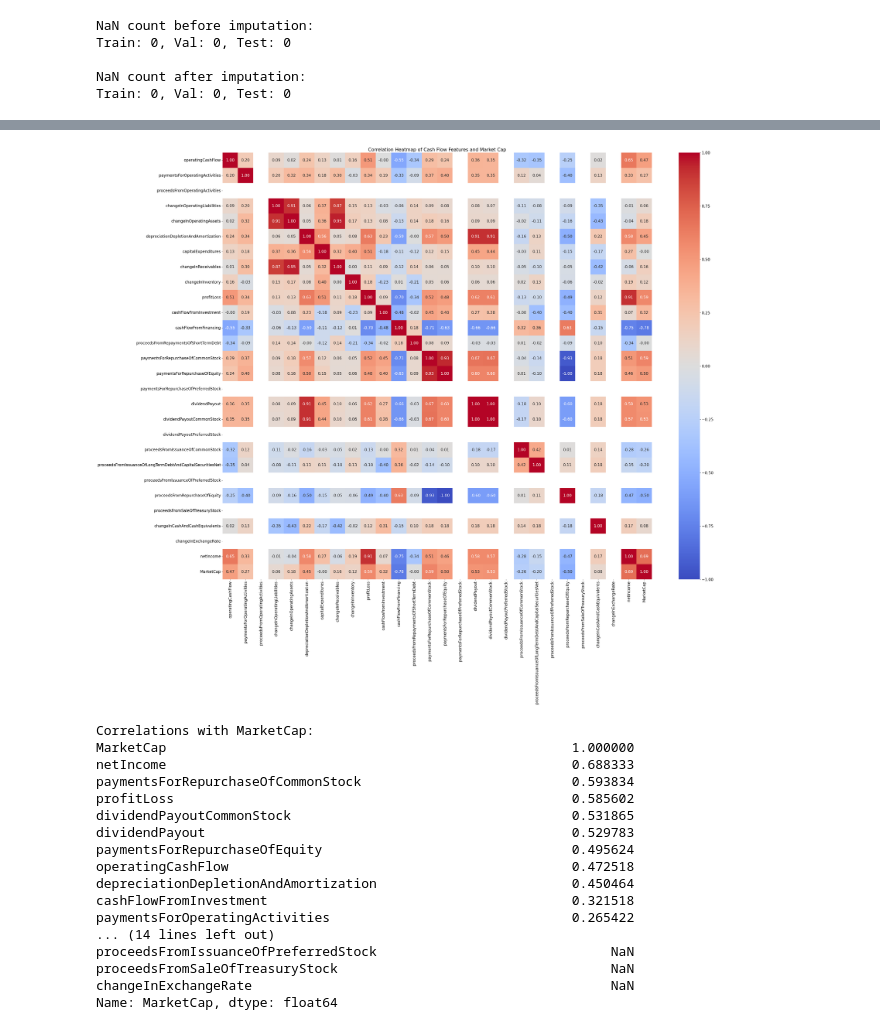
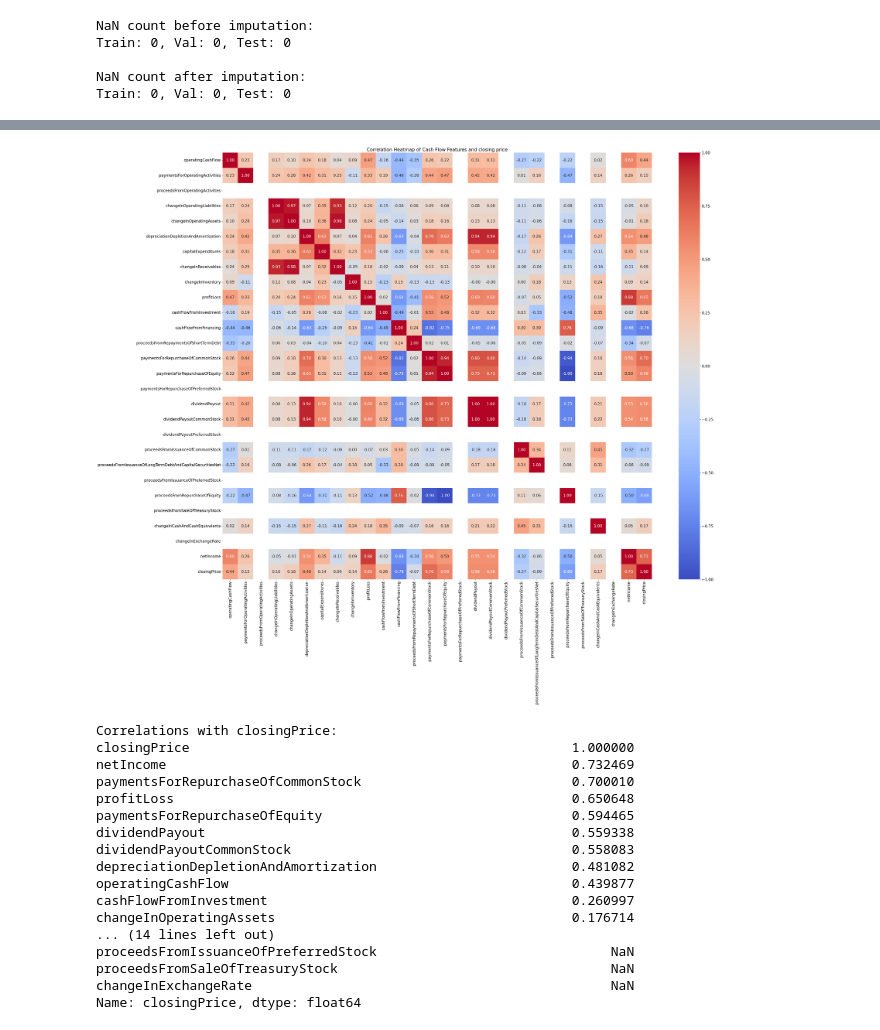
Before and after one commit to rsevilla333/SwampLocks, a Jupyter notebook: ML/ML_Model.ipynb, the cells around one changed output, grey strips where cells are left out. Drawn from its saved outputs; the diff is of its cells as text; code cells hidden in the pictures.

```diff
--- a/ML/ML_Model.ipynb
+++ b/ML/ML_Model.ipynb
@@ -405,9 +403,9 @@ import numpy as np
 
 # Convert dates to numerical format for regression
 merged_df['date_ordinal'] = merged_df['date'].apply(lambda x: x.toordinal())
-merged_df['marketCap'] = merged_df['marketCap'].ffill().bfill()
-# Prepare X (dates) and y (market cap) for regression
+merged_df['closingPrice'] = merged_df['closingPrice'].ffill().bfill()
+# Prepare X (dates) and y (closing price) for regression
 X = merged_df['date_ordinal'].values.reshape(-1, 1)  # Independent variable (dates)
-y = merged_df['marketCap'].values.reshape(-1, 1)      # Dependent variable (market cap)
+y = merged_df['closingPrice'].values.reshape(-1, 1)      # Dependent variable (closing price)
 # %%
 # Check for NaNs
@@ -492,4 +490,4 @@ Test data size: 537
 # %%
 print(merged_df.shape)
-df_market_cap = merged_df[['date', 'marketCap']].copy()
+df_closing_price = merged_df[['date', 'closingPrice']].copy()
 # %% [output]
@@ -497,19 +495,19 @@ df_market_cap = merged_df[['date', 'marketCap']].copy()
 # %%
 # ✅ Ensure datetime consistency
 dfcf['fiscalDateEnding'] = pd.to_datetime(dfcf['fiscalDateEnding'])
-df_market_cap['date'] = pd.to_datetime(df_market_cap['date'])
+df_closing_price['date'] = pd.to_datetime(df_closing_price['date'])
 
 # ✅ Create next quarter end date
 dfcf['nextQuarterEnd'] = dfcf['fiscalDateEnding'] + pd.DateOffset(months=3)
 
 # ✅ Sort both DataFrames by date
 dfcf = dfcf.sort_values('nextQuarterEnd')
-df_market_cap = df_market_cap.sort_values('date')
+df_closing_price = df_closing_price.sort_values('date')
 
 # ✅ Use merge_asof with tolerance to avoid incorrect repeated mapping
 final_data = pd.merge_asof(
     dfcf,
-    df_market_cap,
+    df_closing_price,
     left_on='nextQuarterEnd',
     right_on='date',
     direction='forward',
@@ -517,10 +515,10 @@ final_data = pd.merge_asof(
 )
 
 # ✅ Filter out mismatched rows (NaNs)
-final_data = final_data.dropna(subset=['marketCap']).reset_index(drop=True)
+final_data = final_data.dropna(subset=['closingPrice']).reset_index(drop=True)
 
 # ✅ Check results
 print("\nFinal merged data sample:")
-print(final_data[['fiscalDateEnding', 'nextQuarterEnd', 'date', 'marketCap']].head())
+print(final_data[['fiscalDateEnding', 'nextQuarterEnd', 'date', 'closingPrice']].head())
 # %% [output]
 Final merged data sample:
@@ -534,8 +532,8 @@ Final merged data sample:
 from sklearn.model_selection import train_test_split
 
 # Define features (X) and target (y)
-X = final_data.drop(columns=['marketCap', 'fiscalDateEnding', 'nextQuarterEnd', 'date'])
-y = final_data['marketCap']
+X = final_data.drop(columns=['closingPrice', 'fiscalDateEnding', 'nextQuarterEnd', 'date'])
+y = final_data['closingPrice']
 
 # Split into training, validation, and test sets
 X_train, X_temp, y_train, y_temp = train_test_split(X, y, test_size=0.4, random_state=42)
@@ -608,42 +606,42 @@ Name: marketCap, dtype: float64
 # %%
 
 import seaborn as sns
 import matplotlib.pyplot as plt
 
 data_with_target = X_train.copy()
-data_with_target['MarketCap'] = y_train
+data_with_target['closingPrice'] = y_train
 
 # Calculate correlation matrix
 correlation_matrix = data_with_target.corr()
 
 # Create heatmap
 plt.figure(figsize=(40, 32))
 sns.heatmap(correlation_matrix, annot=True, cmap='coolwarm', vmin=-1, vmax=1, center=0, fmt='.2f')
-plt.title('Correlation Heatmap of Cash Flow Features and Market Cap')
+plt.title('Correlation Heatmap of Cash Flow Features and closing price')
 plt.show()
 
 # Print correlations with MarketCap
-print("Correlations with MarketCap:")
-print(correlation_matrix['MarketCap'].sort_values(ascending=False))
+print("Correlations with closingPrice:")
+print(correlation_matrix['closingPrice'].sort_values(ascending=False))
 # %% [output]
-[figure, old version]
+[figure, new version]
-Correlations with MarketCap:
-MarketCap                                                    1.000000
-netIncome                                                    0.688333
-paymentsForRepurchaseOfCommonStock                           0.593834
-profitLoss                                                   0.585602
-dividendPayoutCommonStock                                    0.531865
-dividendPayout                                               0.529783
-paymentsForRepurchaseOfEquity                                0.495624
-operatingCashFlow                                            0.472518
-depreciationDepletionAndAmortization                         0.450464
-cashFlowFromInvestment                                       0.321518
-paymentsForOperatingActivities                               0.265422
+Correlations with closingPrice:
+closingPrice                                                 1.000000
+netIncome                                                    0.732469
+paymentsForRepurchaseOfCommonStock                           0.700010
+profitLoss                                                   0.650648
+paymentsForRepurchaseOfEquity                                0.594465
+dividendPayout                                               0.559338
+dividendPayoutCommonStock                                    0.558083
+depreciationDepletionAndAmortization                         0.481082
+operatingCashFlow                                            0.439877
+cashFlowFromInvestment                                       0.260997
+changeInOperatingAssets                                      0.176714
 ... (14 lines left out)
 proceedsFromIssuanceOfPreferredStock                              NaN
 proceedsFromSaleOfTreasuryStock                                   NaN
 changeInExchangeRate                                              NaN
-Name: MarketCap, dtype: float64
+Name: closingPrice, dtype: float64
 # %%
 print(dfe.head(8))
 # %% [output]
```
Also changed, not shown: parts of 37 cells of this notebook.
